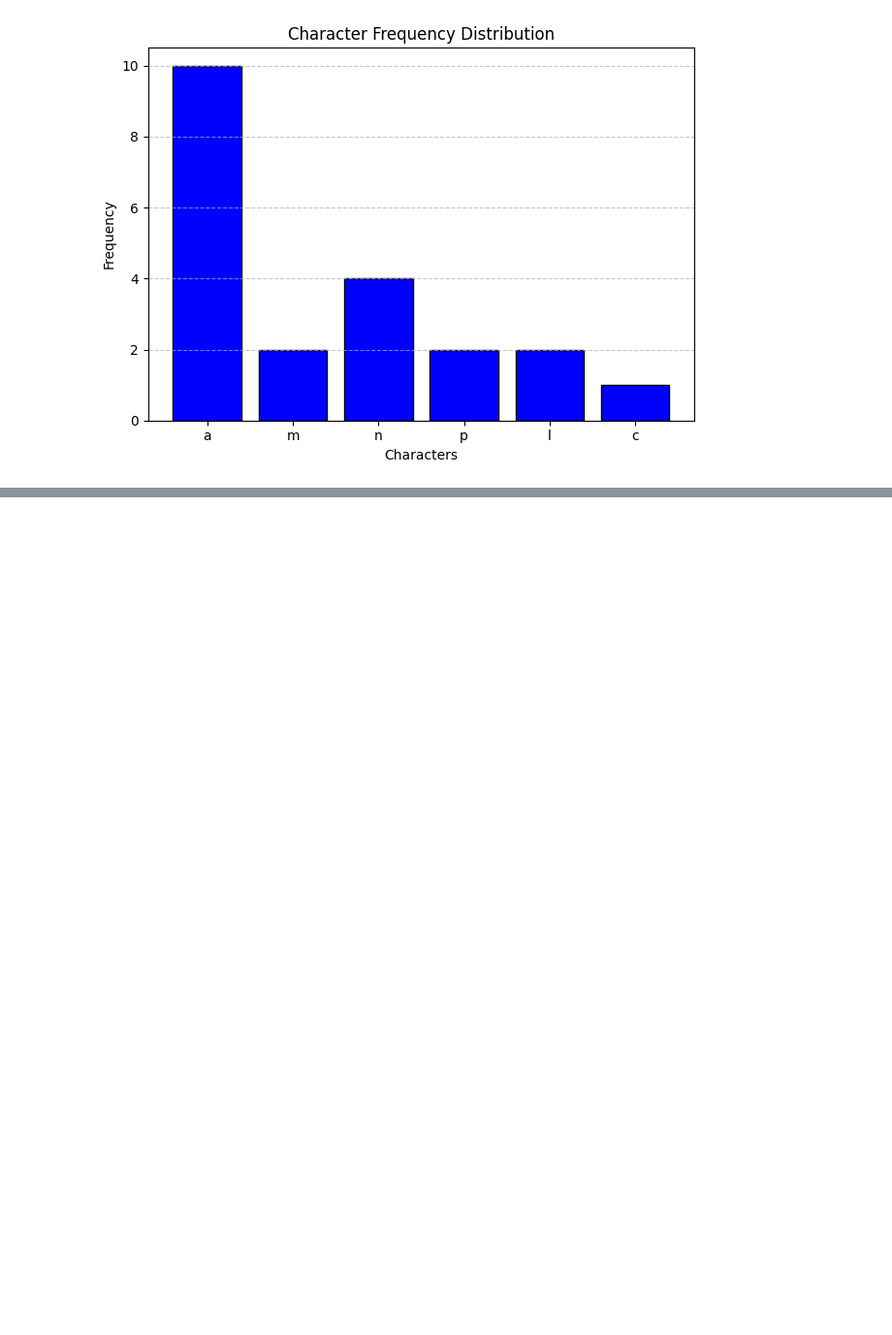
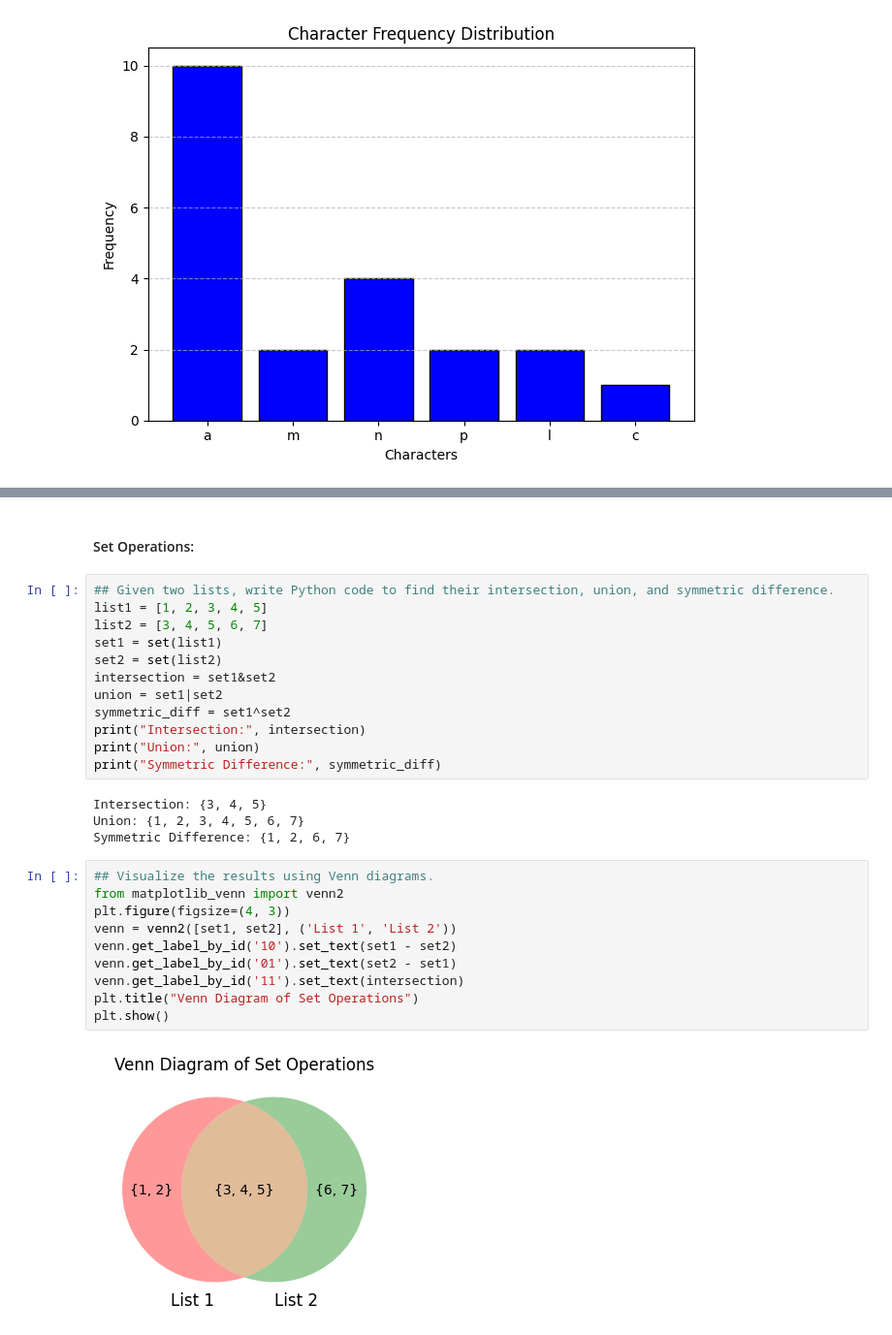
Before and after one commit to rishabh-mondal/Project-Euler-in-Python, a Jupyter notebook: python_basics.ipynb, the cells around one changed output, grey strips where cells are left out. Shown: that part at 97% size. Saved outputs shown, nothing was run; the diff lists cells and outputs as text; blank space fills up the shorter version.

```diff
--- a/python_basics.ipynb
+++ b/python_basics.ipynb
@@ -375,0 +494,30 @@ plot_character_frequency(freq_dict)
+# %% [markdown]
+#### Set Operations:
+# %%
+## Given two lists, write Python code to find their intersection, union, and symmetric difference.
+list1 = [1, 2, 3, 4, 5]
+list2 = [3, 4, 5, 6, 7]
+set1 = set(list1)
+set2 = set(list2)
+intersection = set1&set2
+union = set1|set2
+symmetric_diff = set1^set2
+print("Intersection:", intersection)
+print("Union:", union)
+print("Symmetric Difference:", symmetric_diff)
+# %% [output]
+Intersection: {3, 4, 5}
+Union: {1, 2, 3, 4, 5, 6, 7}
+Symmetric Difference: {1, 2, 6, 7}
+# %%
+## Visualize the results using Venn diagrams.
+from matplotlib_venn import venn2
+plt.figure(figsize=(4, 3))
+venn = venn2([set1, set2], ('List 1', 'List 2'))
+venn.get_label_by_id('10').set_text(set1 - set2)
+venn.get_label_by_id('01').set_text(set2 - set1)
+venn.get_label_by_id('11').set_text(intersection)
+plt.title("Venn Diagram of Set Operations")
+plt.show()
+# %% [output]
+[figure, added]
```
Also changed, not shown: parts of 22 cells of this notebook, 1 other file.
